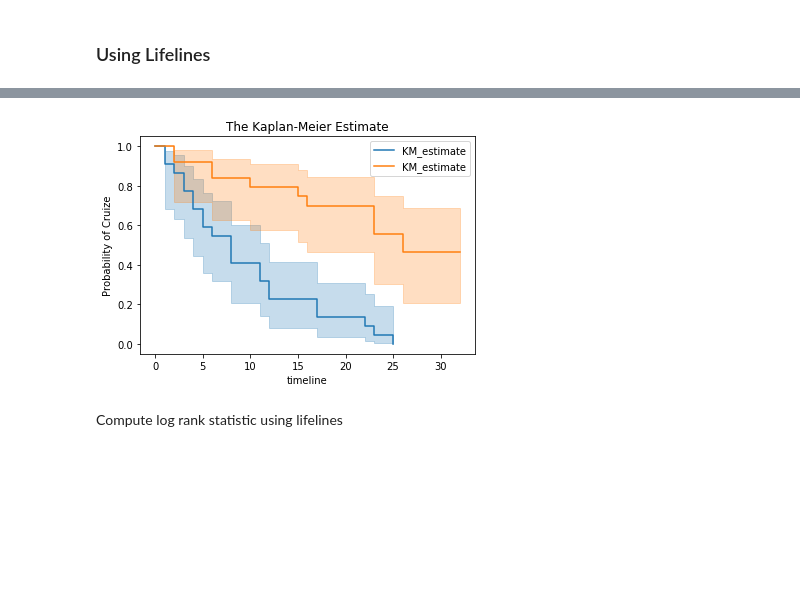
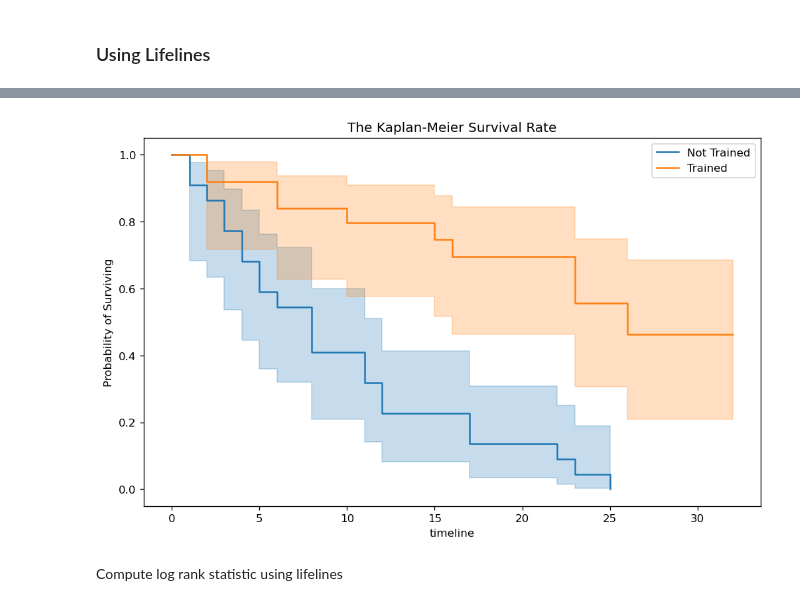
Before and after one commit to jiuyuanx/Data_Science_Product_Analytics, a Jupyter notebook: BA-Survival_Analysis_Cox_Regression/quiz2_Survival_LogRank/Quiz2_Spring2024_Solutions.ipynb, the cells around one changed output, grey strips where cells are left out. Drawn from its saved outputs; the diff is of its cells as text; code cells hidden in the pictures; blank space fills up the shorter version.

```diff
--- a/BA-Survival_Analysis_Cox_Regression/quiz2_Survival_LogRank/Quiz2_Spring2024_Solutions.ipynb
+++ b/BA-Survival_Analysis_Cox_Regression/quiz2_Survival_LogRank/Quiz2_Spring2024_Solutions.ipynb
@@ -391,23 +433,23 @@ plt.show()
 # %%
 # Create the object for our method :
 kmf1 = KaplanMeierFitter()
 kmf2 = KaplanMeierFitter()
 
 # fit
 df_p1 = data[data.promo_type == 1].reset_index(drop=True)
 df_p2 = data[data.promo_type == 2].reset_index(drop=True)
 kmf1.fit(durations =  df_p1["Time"], event_observed = df_p1["take_cruise_again"])
 kmf2.fit(durations =  df_p2["Time"], event_observed = df_p2["take_cruise_again"])
 
 # Plot the graph :
-
-kmf1.plot()
-kmf2.plot()
-plt.title("The Kaplan-Meier Estimate")
-plt.ylabel("Probability of Cruize")
+plt.figure(figsize=(10,6), dpi=120)
+kmf1.plot(label = 'Not Trained')
+kmf2.plot(label = 'Trained')
+plt.title("The Kaplan-Meier Survival Rate")
+plt.ylabel("Probability of Surviving")
 plt.show()
 # %% [output]
-[figure, old version]
+[figure, new version]
 # %% [markdown]
 Compute log rank statistic using lifelines
 # %%
```
Also changed, not shown: parts of 6 cells of this notebook, 11 other files.
